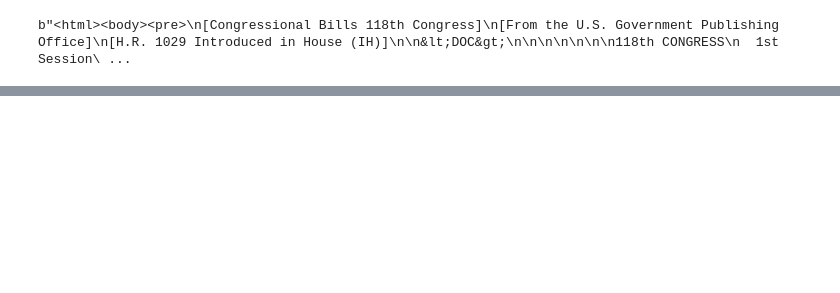
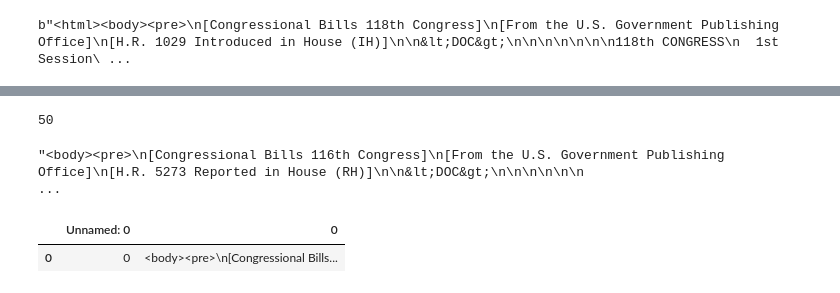
Before and after one commit to good-bill-hunting/political_parser, a Jupyter notebook: jorge-scratch1.ipynb, the cells around one changed output, grey strips where cells are left out. Cells and saved outputs as stored; diff of their text form; code cells hidden in the pictures; blank space fills up the shorter version.

```diff
--- a/jorge-scratch1.ipynb
+++ b/jorge-scratch1.ipynb
@@ -118,0 +251,15 @@ b"<html><body><pre>\n[Congressional Bills 118th Congress]\n[From the U.S. Govern
+# %%
+tests = pd.read_csv("testy_test_test.csv")
+# %%
+pd.options.display.max_colwidth
+# %% [output]
+50
+# %%
+tests['0'][0]
+# %% [output]
+"<body><pre>\n[Congressional Bills 116th Congress]\n[From the U.S. Government Publishing Office]\n[H.R. 5273 Reported in House (RH)]\n\n&lt;DOC&gt;\n\n\n\n\n\n                                          ...
+# %%
+tests.head()
+# %% [output]
+|  | Unnamed: 0 | 0 |
+| 0 | 0 | <body><pre>\n[Congressional Bills... |
```
Also changed, not shown: parts of 26 cells of this notebook.
